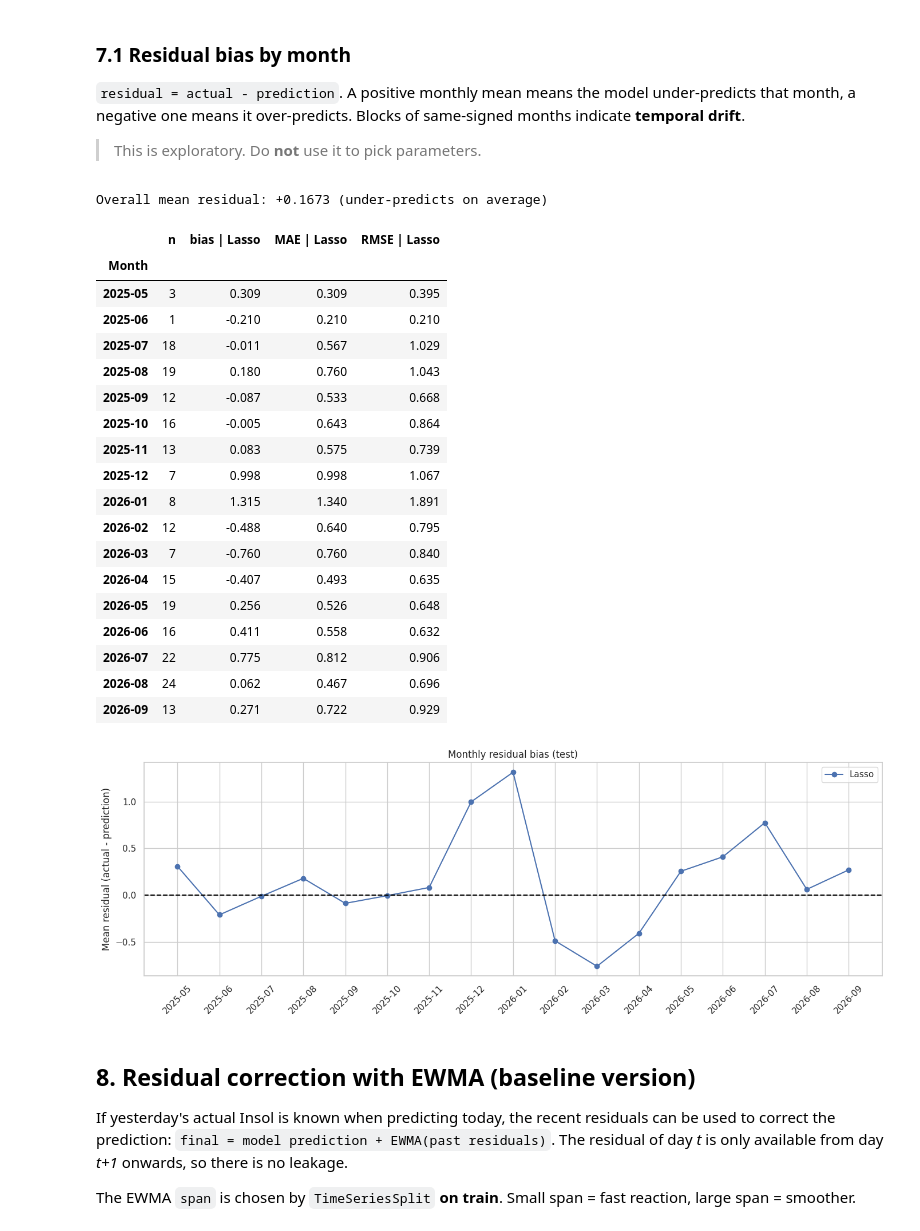
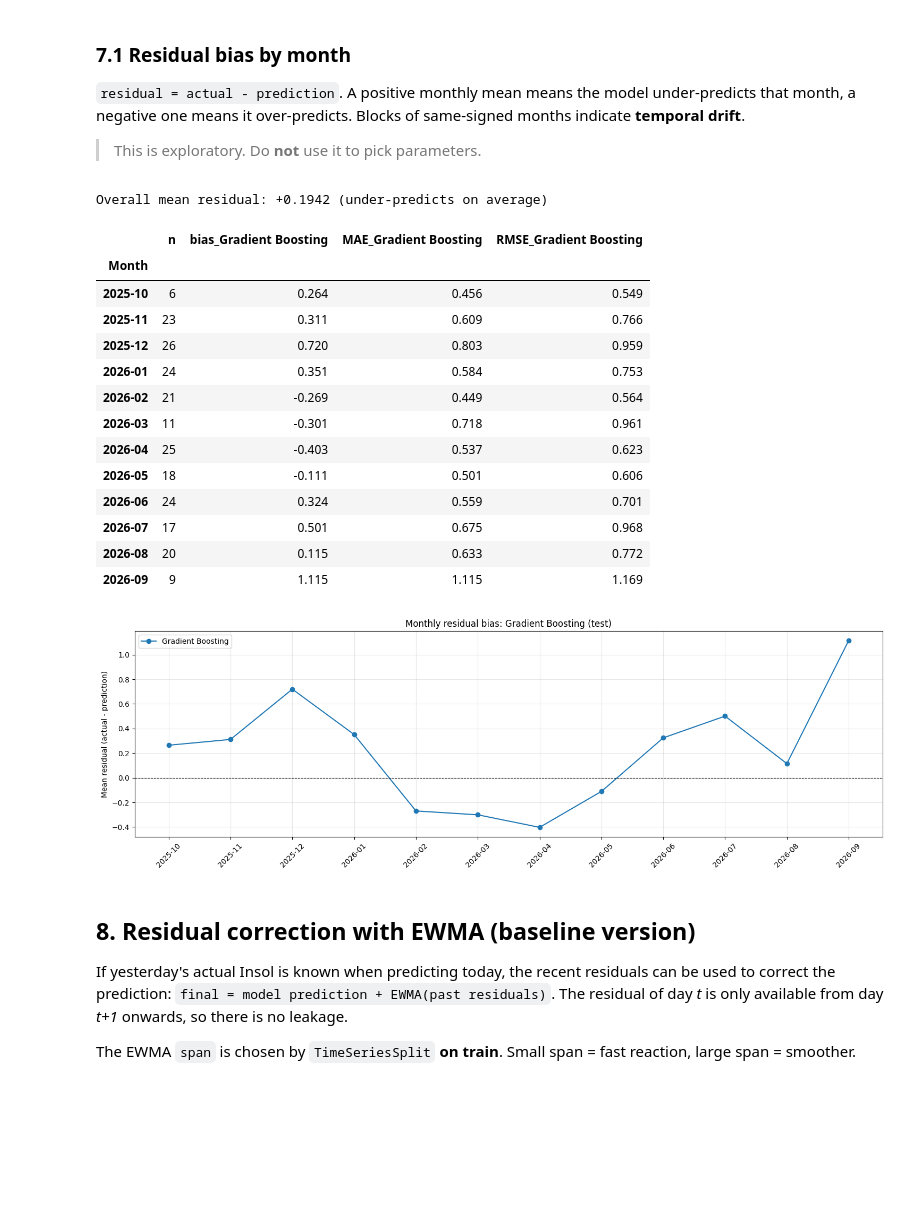
Before and after one commit to Titaniaurera/cement-insoluble-residue-prediction, a Jupyter notebook: insol_prediction.ipynb, the cells around one changed output. Cells and saved outputs as stored; diff of their text form; code cells hidden in the pictures; blank space fills up the shorter version.

```diff
--- a/insol_prediction.ipynb
+++ b/insol_prediction.ipynb
@@ -80,9 +76,12 @@ DATA_DIR = Path(os.environ.get("INSOL_DATA_DIR", "data"))
 OUTPUT_DIR = Path(os.environ.get("INSOL_OUTPUT_DIR", "outputs"))
 OUTPUT_DIR.mkdir(parents=True, exist_ok=True)
 
-EXCEL_FILE = DATA_DIR / "New data semen.xlsx"   # daily lab data
-SHEET_NAME = "CM01PCC"
-HOURLY_CSV = DATA_DIR / "QC_hourly.csv"                   # optional: hourly QC export
+# ---- Change these for Insilo 2 ----------------------------------------
+SILO = "insilo1"
+EXCEL_FILE = DATA_DIR / "new data semen.xlsx"             # daily lab data
+SHEET_NAME = "CM02PCC"
+# -----------------------------------------------------------------------
+HOURLY_CSV = DATA_DIR / "QC_hourly.csv"                   # optional: hourly QC export (needs SamplingLocalTime)
 NEW_DAILY_FILE = None                                     # optional: daily data after the last date in EXCEL_FILE
 #   NEW_DAILY_FILE = DATA_DIR / "data_baru.xlsx"
 #   columns: Tanggal, SiO2, Al203, Fe203, CaO, MgO, SO3, Residu, Blaine, P2O5, Na2O, K2O, Insol
@@ -96,7 +95,9 @@ LAG_LIST = [1, 2, 3, 5, 10]
 MAX_LAG = max(LAG_LIST)
 
 TRAIN_FRACTION = 0.8
-EWMA_SPAN = 7           # span used by the final / production model
+EWMA_SPAN = 7             # span used by the final model
+APPLY_DOMAIN_RULES = False  # True: CaO < 40 and Al2O3 < 1 are input errors (set to NaN, then imputed)
+TOLERANCE = 1.0           # a day counts as "good" when |error| <= TOLERANCE
 RANDOM_STATE = 42
 CV_SPLITS = 5
 # %% [markdown]
@@ -185,15 +178,16 @@ def regression_metrics(name, y_true, y_pred):
         "MAE": mean_absolute_error(y_true, y_pred),
         "RMSE": np.sqrt(mean_squared_error(y_true, y_pred)),
         "R2": r2_score(y_true, y_pred),
-        "% days |err|<=1": (abs_err <= 1).mean() * 100,
+        f"% days error<={TOLERANCE:g}": (abs_err <= TOLERANCE).mean() * 100,
     }
 
 
-def scaled(model):
-    return Pipeline([("scaler", StandardScaler()), ("model", model)])
+def scaled(estimator):
+    return Pipeline([("scaler", StandardScaler()), ("model", estimator)])
 
 
 def candidate_models():
+    """Fresh (unfitted) models compared in section 6."""
     return {
         "Linear Regression": scaled(LinearRegression()),
         "Ridge": scaled(Ridge(alpha=1.0)),
@@ -207,16 +201,11 @@ def candidate_models():
     }
 
 
-def make_final_model(kind):
-    """Models used for production / inference."""
-    if kind == "lasso":
-        return scaled(Lasso(alpha=0.01))
-    if kind == "huber":
-        return scaled(HuberRegressor(epsilon=1.35, alpha=0.01, max_iter=2000))
-    raise ValueError(f"unknown model kind: {kind}")
+def make_huber():
+    """Huber loss: robust to occasional spikes in Insol."""
+    return scaled(HuberRegressor(epsilon=1.35, alpha=0.01, max_iter=2000))
 
 
-# Grids for the linear-model tuning (section 9)
 TUNING_CANDIDATES = {
     "Ridge": (Ridge(), {"m__alpha": np.logspace(-1, 3, 30)}),
     "Lasso": (Lasso(max_iter=50000), {"m__alpha": np.logspace(-4, 0.5, 30)}),
@@ -226,10 +215,10 @@ TUNING_CANDIDATES = {
 
 
 def tune_linear(name, X, y, cv):
+    """Grid search (MAE, chronological CV) for Ridge / Lasso / ElasticNet."""
     estimator, grid = TUNING_CANDIDATES[name]
     pipe = Pipeline([("s", StandardScaler()), ("m", clone(estimator))])
-    search = GridSearchCV(pipe, grid, cv=cv, scoring="neg_mean_absolute_error", n_jobs=-1)
-    return search.fit(X, y)
+    return GridSearchCV(pipe, grid, cv=cv, scoring="neg_mean_absolute_error", n_jobs=-1).fit(X, y)
 # %% [markdown]
 ### 2.3 Residual correction
 # %%
@@ -404,9 +395,10 @@ Date range     : 2021-01-01 to 2026-09-19
 # %%
 df = clean_raw(raw)
-df = apply_domain_rules(df, verbose=True)
+if APPLY_DOMAIN_RULES:
+    df = apply_domain_rules(df, verbose=True)
 df = df.sort_values("Tanggal").reset_index(drop=True)
 
 assert df[TARGET].notna().all(), "Empty Insol found: drop those rows AFTER the lags are built"
-print("\nMissing values per column:")
+print("Missing values per column:")
 print(df[FEATURES + [TARGET]].isna().sum())
 # %% [output]
@@ -718,32 +640,27 @@ a negative one means it over-predicts. Blocks of same-signed months indicate **t
 # %%
 print(f"Overall mean residual: {residual.mean():+.4f}",
       "(under-predicts on average)" if residual.mean() > 0 else "(over-predicts on average)")
 
 report_best = monthly_report(dates_test, y_test_fe, {best_name: pred_best})
 display(report_best.round(3))
-plot_monthly_bias(report_best, [best_name])
+plot_monthly_bias(report_best, [best_name], f"Monthly residual bias: {best_name} (test)")
 # %% [output]
-Overall mean residual: +0.1673 (under-predicts on average)
+Overall mean residual: +0.1942 (under-predicts on average)
-|  | n | bias | Lasso | MAE | Lasso | RMSE | Lasso |
+|  | n | bias_Gradient Boosting | MAE_Gradient Boosting | RMSE_Gradient Boosting |
 | Month |  |  |  |  |
-| 2025-05 | 3 | 0.309 | 0.309 | 0.395 |
-| 2025-06 | 1 | -0.210 | 0.210 | 0.210 |
-| 2025-07 | 18 | -0.011 | 0.567 | 1.029 |
-| 2025-08 | 19 | 0.180 | 0.760 | 1.043 |
-| 2025-09 | 12 | -0.087 | 0.533 | 0.668 |
-| 2025-10 | 16 | -0.005 | 0.643 | 0.864 |
-| 2025-11 | 13 | 0.083 | 0.575 | 0.739 |
-| 2025-12 | 7 | 0.998 | 0.998 | 1.067 |
-| 2026-01 | 8 | 1.315 | 1.340 | 1.891 |
-| 2026-02 | 12 | -0.488 | 0.640 | 0.795 |
-| 2026-03 | 7 | -0.760 | 0.760 | 0.840 |
-| 2026-04 | 15 | -0.407 | 0.493 | 0.635 |
-| 2026-05 | 19 | 0.256 | 0.526 | 0.648 |
-| 2026-06 | 16 | 0.411 | 0.558 | 0.632 |
-| 2026-07 | 22 | 0.775 | 0.812 | 0.906 |
-| 2026-08 | 24 | 0.062 | 0.467 | 0.696 |
-| 2026-09 | 13 | 0.271 | 0.722 | 0.929 |
+| 2025-10 | 6 | 0.264 | 0.456 | 0.549 |
+| 2025-11 | 23 | 0.311 | 0.609 | 0.766 |
+| 2025-12 | 26 | 0.720 | 0.803 | 0.959 |
+| 2026-01 | 24 | 0.351 | 0.584 | 0.753 |
+| 2026-02 | 21 | -0.269 | 0.449 | 0.564 |
+| 2026-03 | 11 | -0.301 | 0.718 | 0.961 |
+| 2026-04 | 25 | -0.403 | 0.537 | 0.623 |
+| 2026-05 | 18 | -0.111 | 0.501 | 0.606 |
+| 2026-06 | 24 | 0.324 | 0.559 | 0.701 |
+| 2026-07 | 17 | 0.501 | 0.675 | 0.968 |
+| 2026-08 | 20 | 0.115 | 0.633 | 0.772 |
+| 2026-09 | 9 | 1.115 | 1.115 | 1.169 |
-[figure, old version]
+[figure, new version]
 # %% [markdown]
 ## 8. Residual correction with EWMA (baseline version)
 
```
Also changed, not shown: parts of 76 cells of this notebook.
